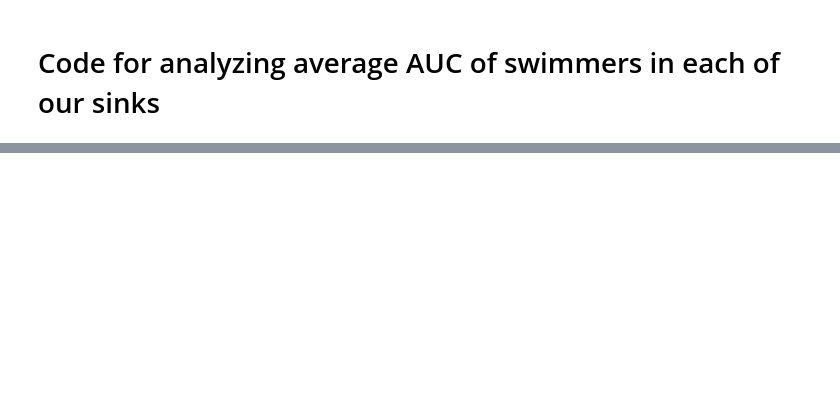
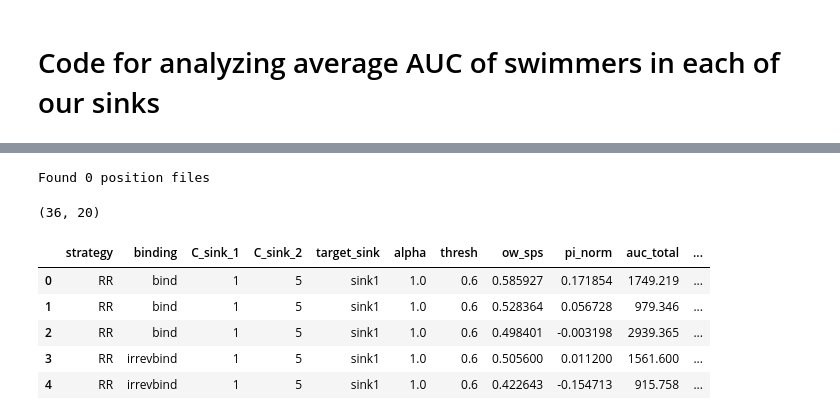
Before and after one commit to alabbasm/pMagMove, a Jupyter notebook: testing/02_AUC.ipynb, the cells around one changed output, grey strips where cells are left out. Cells and saved outputs as stored; diff of their text form; code cells hidden in the pictures; blank space fills up the shorter version.

```diff
--- a/testing/02_AUC.ipynb
+++ b/testing/02_AUC.ipynb
@@ -418,11 +437,0 @@ plot_sink_proportions_separate(props, names, dt=1.0, cols=2)
-# %%
-Ny, Nx, Nz = 30,100,100
-Lx, Ly, Lz = 0.002, 0.0006, 0.002   # set to your sim's box lengths (m)
-positions = np.load('/home/alabbasm/msbt/magnetotactic_modeling/model_testing/data/06_rev_n1000t1000_M_pos_binding155/pos_rev_nobinding_pos_binding_n1000t1000_155.npy')
-sinks = [
- 	{'name': 'left_sink',  'ixmin': 20, 'ixmax': 40, 'iymin': 0, 'iymax': 30, 'izmin': 20, 'izmax': 40},
- 	{'name': 'right_sink', 'ixmin': 60, 'ixmax': 80, 'iymin': 0, 'iymax': 30, 'izmin': 20, 'izmax': 40},
- ]
-props, names = compute_sink_proportions_from_index_bounds(positions, sinks, Lx, Ly, Lz, Nx, Ny, Nz)
-plot_sink_proportions_combined(props, names, dt=1.0)
-plot_sink_proportions_separate(props, names, dt=1.0, cols=2)
@@ -445,0 +487,63 @@ plot_sink_proportions_separate(props, names, dt=1.0, cols=2)
+# %%
+# Discover and load all position arrays under data/, compute sink proportions
+from pathlib import Path
+
+root = Path.cwd().parents[0] / "data"
+
+pos_files = sorted([str(p) for p in root.rglob("*.npy") if "_pos_" in p.name])
+print(f"Found {len(pos_files)} position files")
+
+proportions_by_run = {}
+for fp in pos_files:
+	try:
+		pos = np.load(fp)
+		if pos.ndim == 3 and pos.shape[2] == 3:
+			positions_T_N_3 = pos
+		else:
+			raise ValueError(f"Unexpected shape for positions: {pos.shape}")
+
+		props, names = compute_sink_proportions_from_index_bounds(
+			positions_T_N_3, sinks_ix, Lx, Ly, Lz, Nx, Ny, Nz
+		)
+		meta = parse_meta_from_path(fp)
+		proportions_by_run[fp] = {
+			'props': props,
+			'names': names,
+			'meta': meta,
+			'T': positions_T_N_3.shape[0],
+		}
+		print(f"OK: {meta['relpath']} -> props shape {props.shape}")
+	except Exception as e:
+		print(f"SKIP {fp}: {e}")
+# %% [output]
+Found 0 position files
+# %%
+# Compute metrics for each run using existing helper functions
+# Reuses: _ow_sps_and_auc, _time_to_threshold, _peak_and_half_life, compute_run_stats, build_stats_df
+
+# Build per-run dicts of time series p1, p2 for the two sinks
+runs = []
+for fp, rec in proportions_by_run.items():
+	props = rec['props']   # (2, T)
+	T = rec['T']
+	t = np.arange(T)  # simulation snapshots are uniform stride; if known dt, set below
+	meta = rec['meta'].copy()
+	# if stride or dt known, you can set dt here; default 1.0 s per saved step
+	meta['dt'] = 1.0
+	# choose target as sink1 by default
+	runs.append({'t': t, 'p1': props[0, :], 'p2': props[1, :], 'meta': meta, 'target_sink': 'sink1'})
+
+# Compute dataframe of metrics
+from math import isnan
+
+df_all = build_stats_df(runs, default_target='sink1', alpha=1.0, thresh=0.6)
+print(df_all.shape)
+df_all.head()
+# %% [output]
+(36, 20)
+|  | strategy | binding | C_sink_1 | C_sink_2 | target_sink | alpha | thresh | ow_sps | pi_norm | auc_total | ... |
+| 0 | RR | bind | 1 | 5 | sink1 | 1.0 | 0.6 | 0.585927 | 0.171854 | 1749.219 | ... |
+| 1 | RR | bind | 1 | 5 | sink1 | 1.0 | 0.6 | 0.528364 | 0.056728 | 979.346 | ... |
+| 2 | RR | bind | 1 | 5 | sink1 | 1.0 | 0.6 | 0.498401 | -0.003198 | 2939.365 | ... |
+| 3 | RR | irrevbind | 1 | 5 | sink1 | 1.0 | 0.6 | 0.505600 | 0.011200 | 1561.600 | ... |
+| 4 | RR | irrevbind | 1 | 5 | sink1 | 1.0 | 0.6 | 0.422643 | -0.154713 | 915.758 | ... |
```
Also changed, not shown: parts of 19 cells of this notebook, 8 other files.
